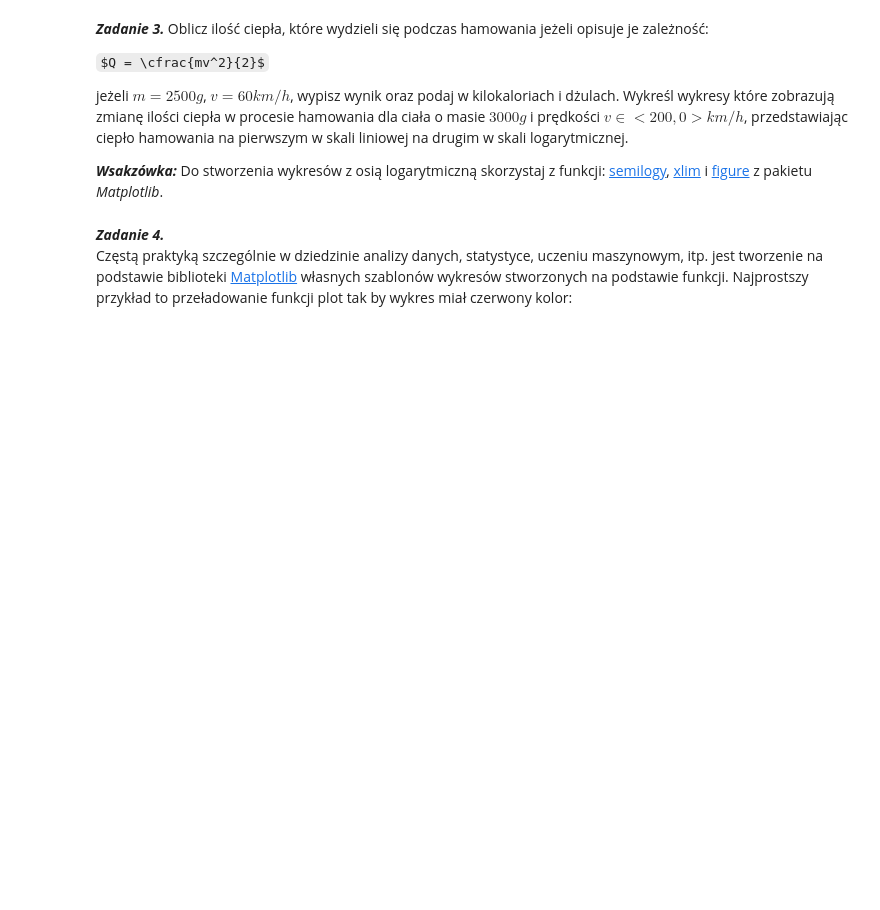
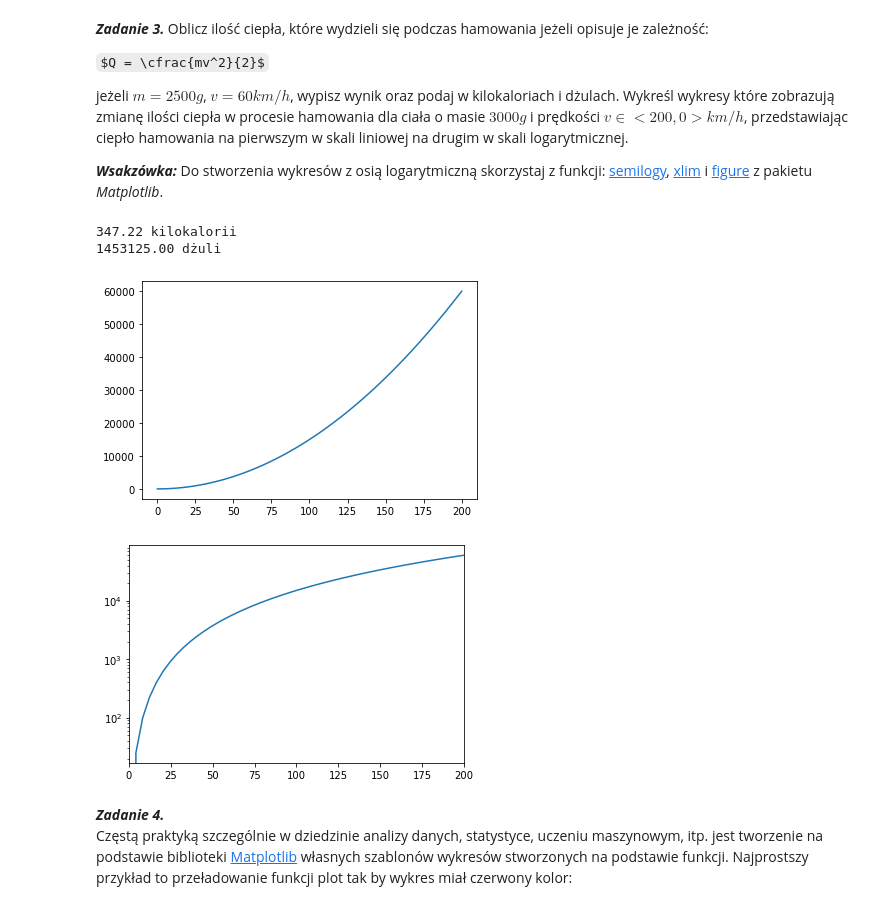
Before and after one commit to ttarnawski/metody_numeryczne_lab2, a Jupyter notebook: sprawozdanie.ipynb, the cells around one changed output. Cells and saved outputs as stored; diff of their text form; code cells hidden in the pictures; some formulas as TeX source; blank space fills up the shorter version.

```diff
--- a/sprawozdanie.ipynb
+++ b/sprawozdanie.ipynb
@@ -47,6 +103,29 @@ $Q = \cfrac{mv^2}{2}$
 jeżeli $m = 2500g$, $v = 60km/h$, wypisz wynik oraz podaj w kilokaloriach i dżulach. Wykreśl wykresy które zobrazują zmianę ilości ciepła w procesie hamowania dla ciała o masie $3000g$ i prędkości $v\in<200,0>km/h$, przedstawiając ciepło hamowania na pierwszym w skali liniowej na drugim w skali logarytmicznej.
 
 ***Wsakzówka:*** Do stworzenia wykresów z osią logarytmiczną skorzystaj z funkcji: [semilogy](https://matplotlib.org/api/_as_gen/matplotlib.pyplot.semilogy.html), [xlim](https://matplotlib.org/api/_as_gen/matplotlib.pyplot.xlim.html?highlight=xlim#matplotlib.pyplot.xlim) i [figure](https://matplotlib.org/api/_as_gen/matplotlib.pyplot.figure.html?highlight=figure#matplotlib.pyplot.figure) z pakietu *Matplotlib*.
+# %%
+m = 2500
+v = 60 * 1000 / 3600
+Q1 = m * v * v / 2 / 1000
+print('{0:.2f}'.format(Q1), 'kilokalorii')
+Q2 = m * v * v / 2 * 4.185
+print('{0:.2f}'.format(Q2), 'dżuli')
+
+m = 3000
+v = np.linspace(0, 200)
+np.flip(v)
+Q = np.array(m * v * v / 2 / 1000)
+
+plt.plot(v, Q)
+plt.show()
+plt.semilogy(v, Q)
+plt.xlim(0, 200)
+plt.show()
+# %% [output]
+347.22 kilokalorii
+1453125.00 dżuli
+[figure, added]
+[figure, added]
 # %% [markdown]
 ***Zadanie 4.***
 Częstą praktyką szczególnie w dziedzinie analizy danych, statystyce, uczeniu maszynowym, itp. jest tworzenie na podstawie biblioteki [Matplotlib](https://matplotlib.org/) własnych szablonów wykresów stworzonych na podstawie funkcji. Najprostszy przykład to przeładowanie funkcji plot tak by wykres miał czerwony kolor:
```
Also changed, not shown: parts of 7 cells of this notebook, 1 other file.
